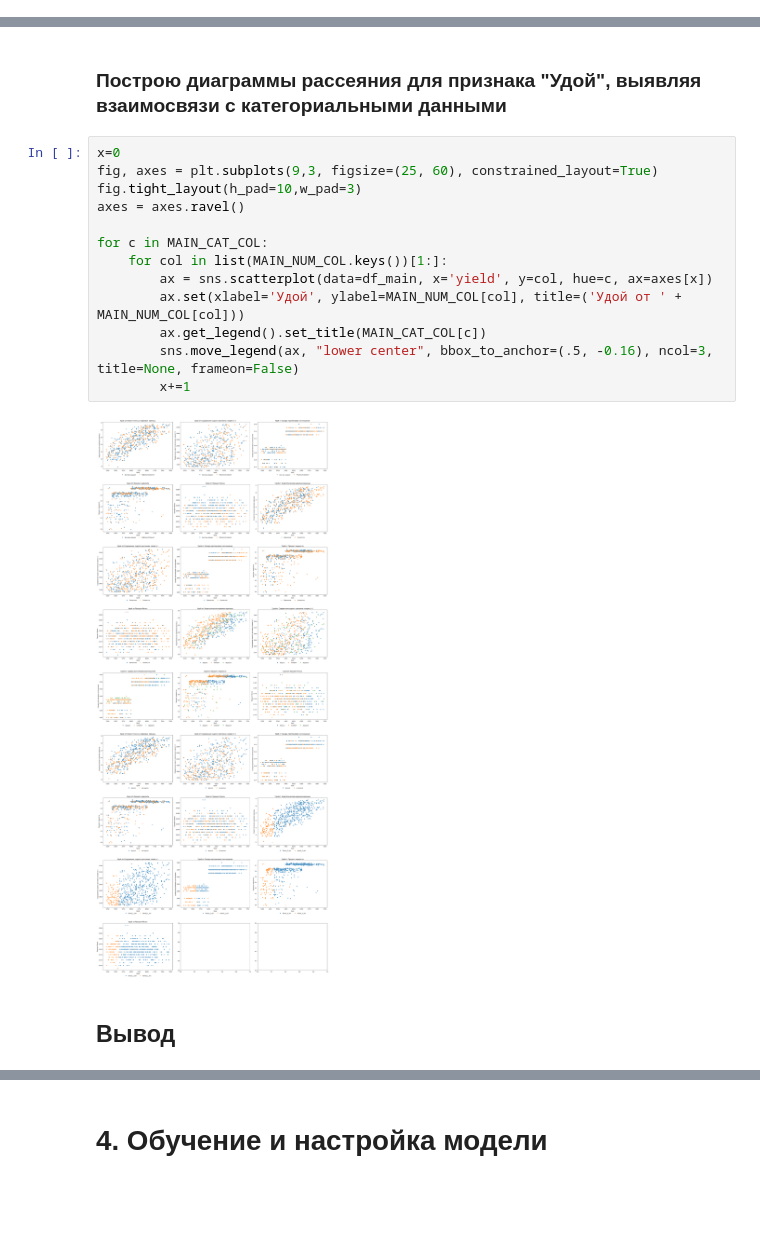
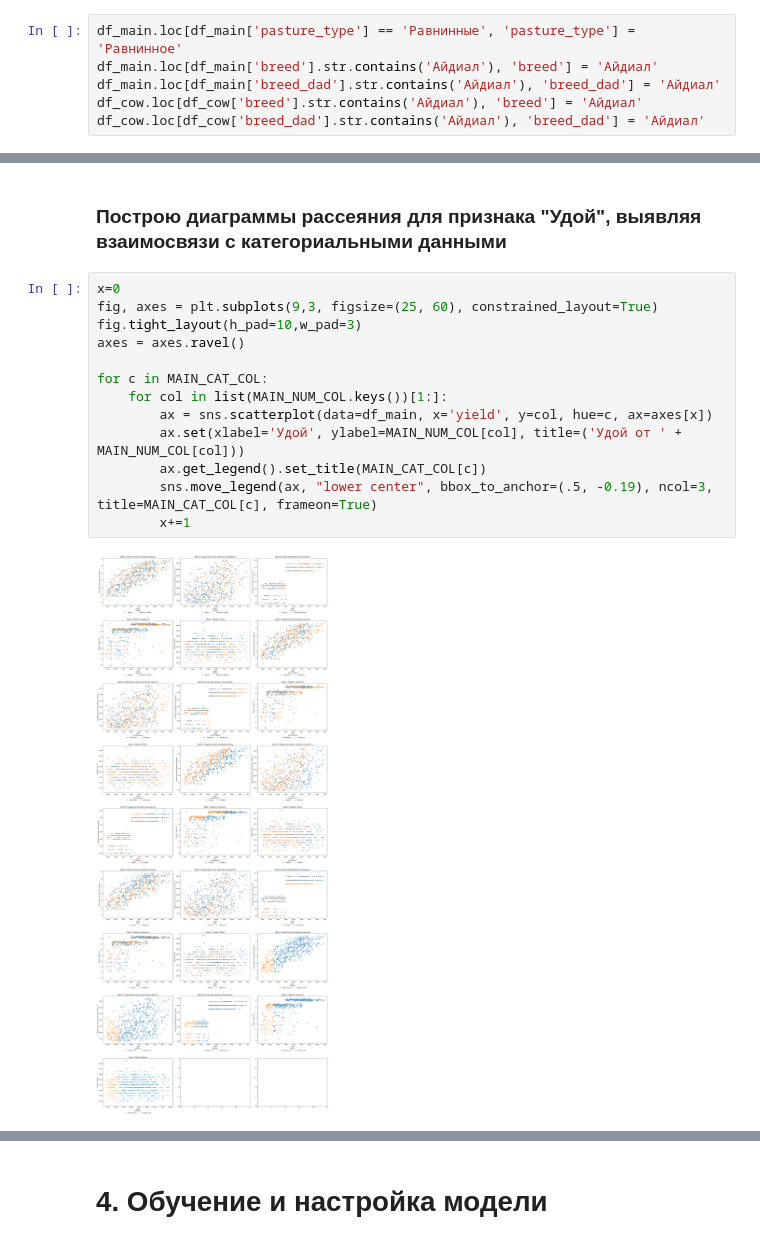
Before and after one commit to kapa6ac/project2, a Jupyter notebook: happy_farm/ds85_ML_v1.ipynb, the cells around one changed output, grey strips where cells are left out. Drawn from its saved outputs; the diff is of its cells as text; blank space fills up the shorter version.

```diff
--- a/happy_farm/ds85_ML_v1.ipynb
+++ b/happy_farm/ds85_ML_v1.ipynb
@@ -278,3 +286,9 @@ df_main.loc[df_main['pasture_type'] == 'Равнинные', 'pasture_type'] = '
+# %%
+df_main.loc[df_main['pasture_type'] == 'Равнинные', 'pasture_type'] = 'Равнинное'
+df_main.loc[df_main['breed'].str.contains('Айдиал'), 'breed'] = 'Айдиал'
+df_main.loc[df_main['breed_dad'].str.contains('Айдиал'), 'breed_dad'] = 'Айдиал'
+df_cow.loc[df_cow['breed'].str.contains('Айдиал'), 'breed'] = 'Айдиал'
+df_cow.loc[df_cow['breed_dad'].str.contains('Айдиал'), 'breed_dad'] = 'Айдиал'
 # %% [markdown]
 ## Вывод:
 Из полученных файлов от заказчика данные были загружены в три таблицы. Именование столбцов не соответствовало требованиям для проведения дальнейших работ - исправлено. Тип данных в столбцах не соответствовал хранимым в них данным - исправлено. Явных дубликатов было единичное количество и они удалены. Дубликаты вызванные человеческим фактором исправлены.
@@ -413,17 +421,15 @@ df_main[MAIN_NUM_COL.keys()].corr()
 # %%
 x=0
 fig, axes = plt.subplots(9,3, figsize=(25, 60), constrained_layout=True)
 fig.tight_layout(h_pad=10,w_pad=3)
 axes = axes.ravel()
 
 for c in MAIN_CAT_COL:
     for col in list(MAIN_NUM_COL.keys())[1:]:
         ax = sns.scatterplot(data=df_main, x='yield', y=col, hue=c, ax=axes[x])
         ax.set(xlabel='Удой', ylabel=MAIN_NUM_COL[col], title=('Удой от ' + MAIN_NUM_COL[col]))
         ax.get_legend().set_title(MAIN_CAT_COL[c])
-        sns.move_legend(ax, "lower center", bbox_to_anchor=(.5, -0.16), ncol=3, title=None, frameon=False)
+        sns.move_legend(ax, "lower center", bbox_to_anchor=(.5, -0.19), ncol=3, title=MAIN_CAT_COL[c], frameon=True)
         x+=1
 # %% [output]
-[figure, old version]
+[figure, new version]
-# %% [markdown]
-## Вывод
```
Also changed, not shown: parts of 13 cells of this notebook, 1 other file.
